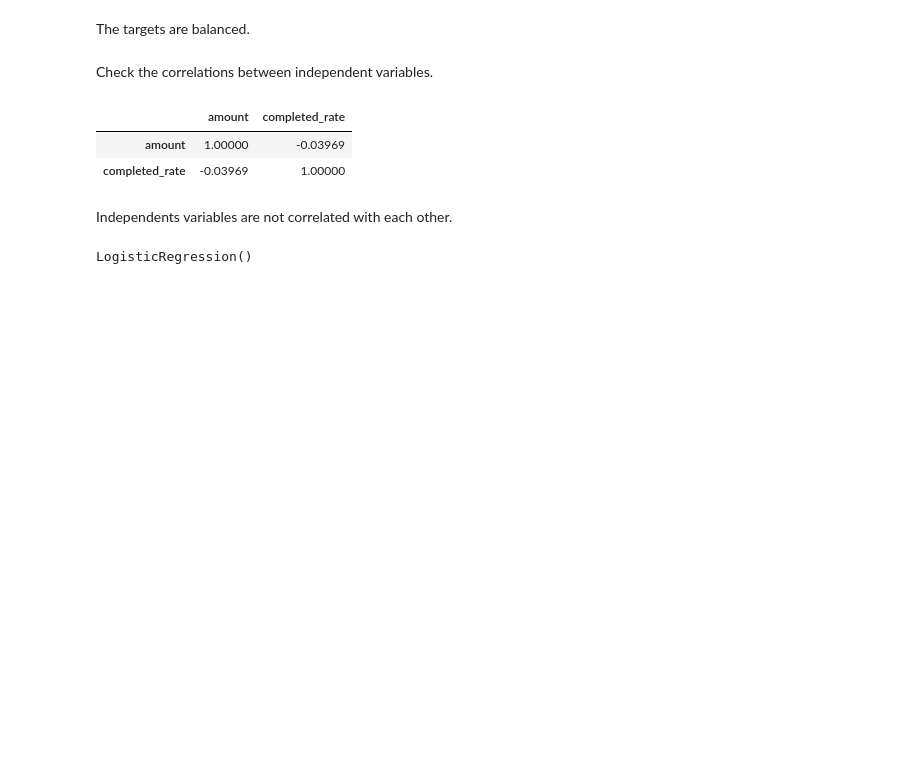
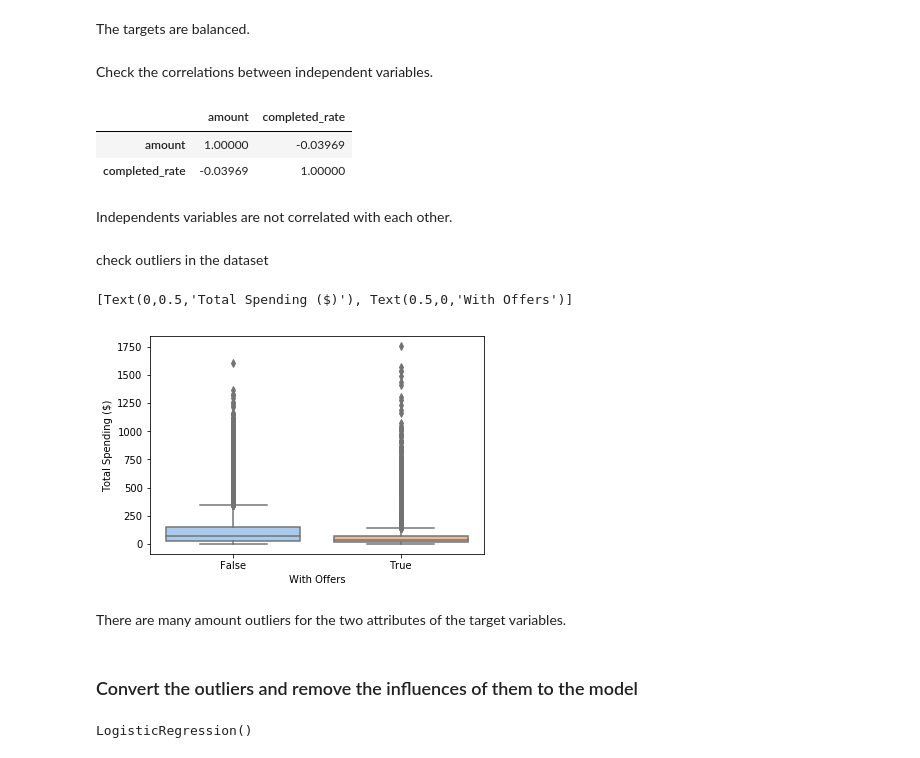
Before and after one commit to Mendy5/Udacity_Project_Capstone, a Jupyter notebook: Starbucks_Capstone_Notebook_v2.ipynb, the cells around one changed output. Saved outputs shown, nothing was run; the diff lists cells and outputs as text; code cells hidden in the pictures; blank space fills up the shorter version.

```diff
--- a/Starbucks_Capstone_Notebook_v2.ipynb
+++ b/Starbucks_Capstone_Notebook_v2.ipynb
@@ -1268,7 +1268,7 @@ trans_cus_q1_temp_df = trans_cus_q1_received_df.merge(trans_cus_q1_completed_df,
                                                    on=["customer_id", "portfolio_id"],\
                                                    how="left")
 # %%
-trans_cus_q1_temp_df["offer_completed"] = trans_cus_temp_df["offer_completed"].fillna(0)
+trans_cus_q1_temp_df["offer_completed"] = trans_cus_q1_temp_df["offer_completed"].fillna(0)
 # %%
-trans_cus_q1_temp_df["completed_rate"] = trans_cus_temp_df["offer_completed"]/trans_cus_temp_df["offer_received"]
+trans_cus_q1_temp_df["completed_rate"] = trans_cus_q1_temp_df["offer_completed"]/trans_cus_q1_temp_df["offer_received"]
 # %%
@@ -1317,6 +1317,23 @@ trans_cus_q1_final_df[["amount", "completed_rate"]].corr()
 | completed_rate | -0.03969 | 1.00000 |
 # %% [markdown]
 Independents variables are not correlated with each other.
+# %% [markdown]
+check outliers in the dataset
+# %%
+g = sns.boxplot(
+x = "w_offer"
+, y = "amount"
+, data = trans_cus_q1_final_df
+,  palette="pastel"
+)
+g.set(xlabel="With Offers", ylabel="Total Spending ($)")
+# %% [output]
+[Text(0,0.5,'Total Spending ($)'), Text(0.5,0,'With Offers')]
+[figure, added]
+# %% [markdown]
+There are many amount outliers for the two attributes of the target variables.
+# %% [markdown]
+### Convert the outliers and remove the influences of them to the model
 # %%
 X_q1_lg = trans_cus_q1_final_df[["amount", "completed_rate"]]
 y_q1_lg = trans_cus_q1_final_df["w_offer"]
```
Also changed, not shown: parts of 35 cells of this notebook.
